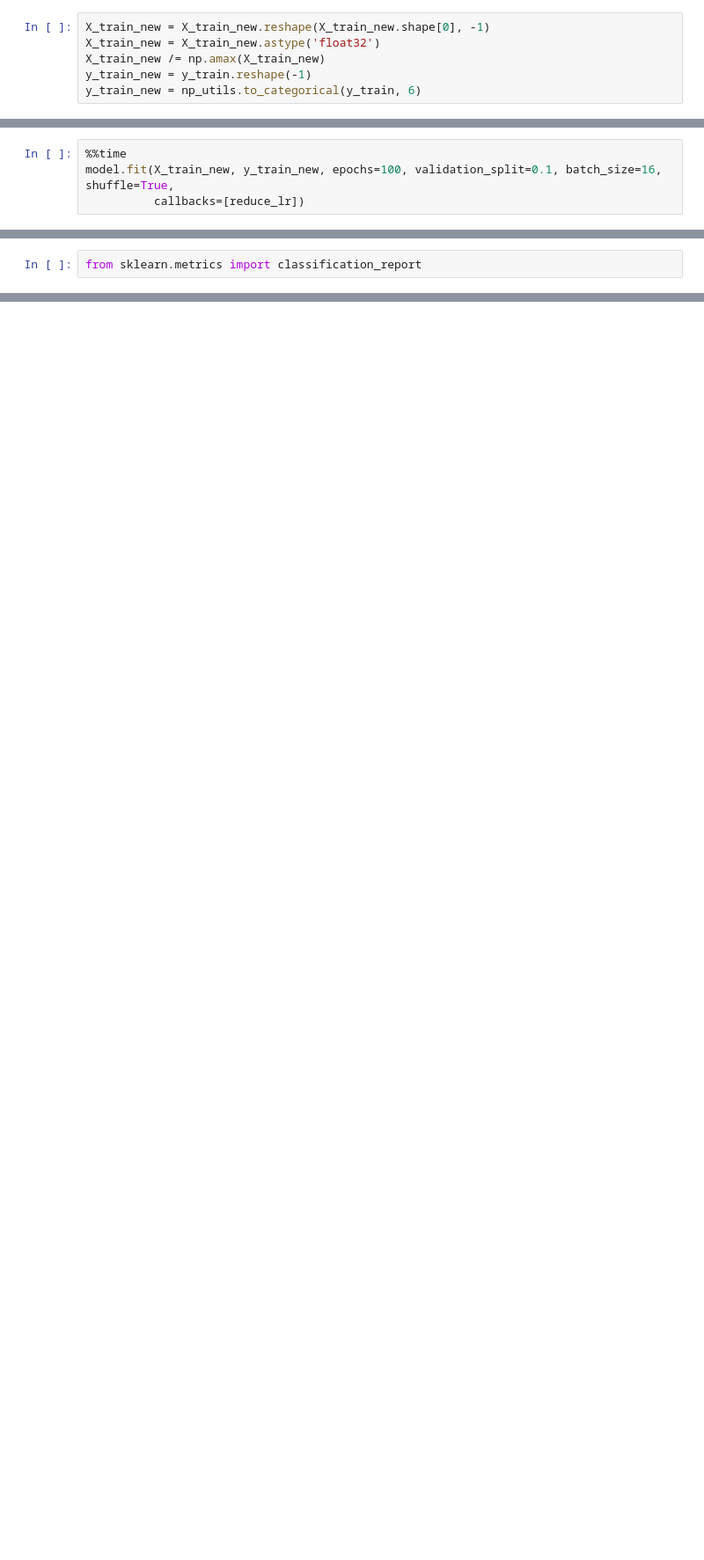
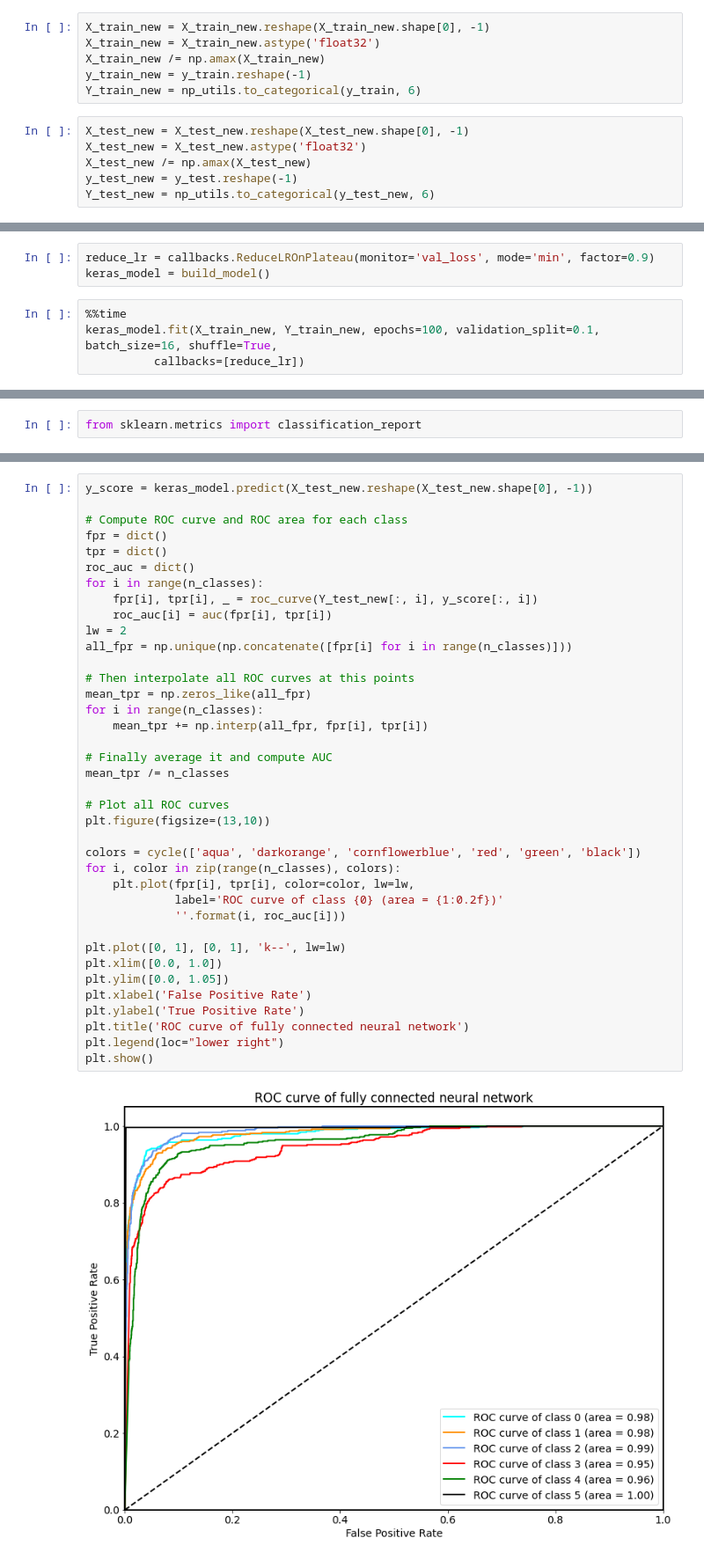
Before and after one commit to igor-yusupov/diploma, a Jupyter notebook: time_series_ssa_reconstruct.ipynb, the cells around one changed output, grey strips where cells are left out. Shown at 88% size. Saved outputs shown, nothing was run; the diff lists cells and outputs as text; blank space fills up the shorter version.

Commit message:
added models

```diff
--- a/time_series_ssa_reconstruct.ipynb
+++ b/time_series_ssa_reconstruct.ipynb
@@ -460,4 +405,10 @@ X_train_new = X_train_new.reshape(X_train_new.shape[0], -1)
 X_train_new = X_train_new.astype('float32')
 X_train_new /= np.amax(X_train_new)
 y_train_new = y_train.reshape(-1)
-y_train_new = np_utils.to_categorical(y_train, 6)
+Y_train_new = np_utils.to_categorical(y_train, 6)
+# %%
+X_test_new = X_test_new.reshape(X_test_new.shape[0], -1)
+X_test_new = X_test_new.astype('float32')
+X_test_new /= np.amax(X_test_new)
+y_test_new = y_test.reshape(-1)
+Y_test_new = np_utils.to_categorical(y_test_new, 6)
@@ -482,5 +487,8 @@ reduce_lr = callbacks.ReduceLROnPlateau(monitor='val_loss', mode='min', factor=0
+# %%
+reduce_lr = callbacks.ReduceLROnPlateau(monitor='val_loss', mode='min', factor=0.9)
+keras_model = build_model()
 # %%
 %%time
-model.fit(X_train_new, y_train_new, epochs=100, validation_split=0.1, batch_size=16, shuffle=True,
+keras_model.fit(X_train_new, Y_train_new, epochs=100, validation_split=0.1, batch_size=16, shuffle=True,
           callbacks=[reduce_lr])
 # %% [output]
@@ -551,3 +555,43 @@ print(classification_report(y_test, y_pred))
     accuracy                           0.86      2947
    macro avg       0.86      0.86      0.86      2947
 weighted avg       0.86      0.86      0.86      2947
+# %%
+y_score = keras_model.predict(X_test_new.reshape(X_test_new.shape[0], -1))
+
+# Compute ROC curve and ROC area for each class
+fpr = dict()
+tpr = dict()
+roc_auc = dict()
+for i in range(n_classes):
+    fpr[i], tpr[i], _ = roc_curve(Y_test_new[:, i], y_score[:, i])
+    roc_auc[i] = auc(fpr[i], tpr[i])
+lw = 2
+all_fpr = np.unique(np.concatenate([fpr[i] for i in range(n_classes)]))
+
+# Then interpolate all ROC curves at this points
+mean_tpr = np.zeros_like(all_fpr)
+for i in range(n_classes):
+    mean_tpr += np.interp(all_fpr, fpr[i], tpr[i])
+
+# Finally average it and compute AUC
+mean_tpr /= n_classes
+
+# Plot all ROC curves
+plt.figure(figsize=(13,10))
+
+colors = cycle(['aqua', 'darkorange', 'cornflowerblue', 'red', 'green', 'black'])
+for i, color in zip(range(n_classes), colors):
+    plt.plot(fpr[i], tpr[i], color=color, lw=lw,
+             label='ROC curve of class {0} (area = {1:0.2f})'
+             ''.format(i, roc_auc[i]))
+
+plt.plot([0, 1], [0, 1], 'k--', lw=lw)
+plt.xlim([0.0, 1.0])
+plt.ylim([0.0, 1.05])
+plt.xlabel('False Positive Rate')
+plt.ylabel('True Positive Rate')
+plt.title('ROC curve of fully connected neural network')
+plt.legend(loc="lower right")
+plt.show()
+# %% [output]
+[figure, added]
```
Also changed, not shown: parts of 48 cells of this notebook.
